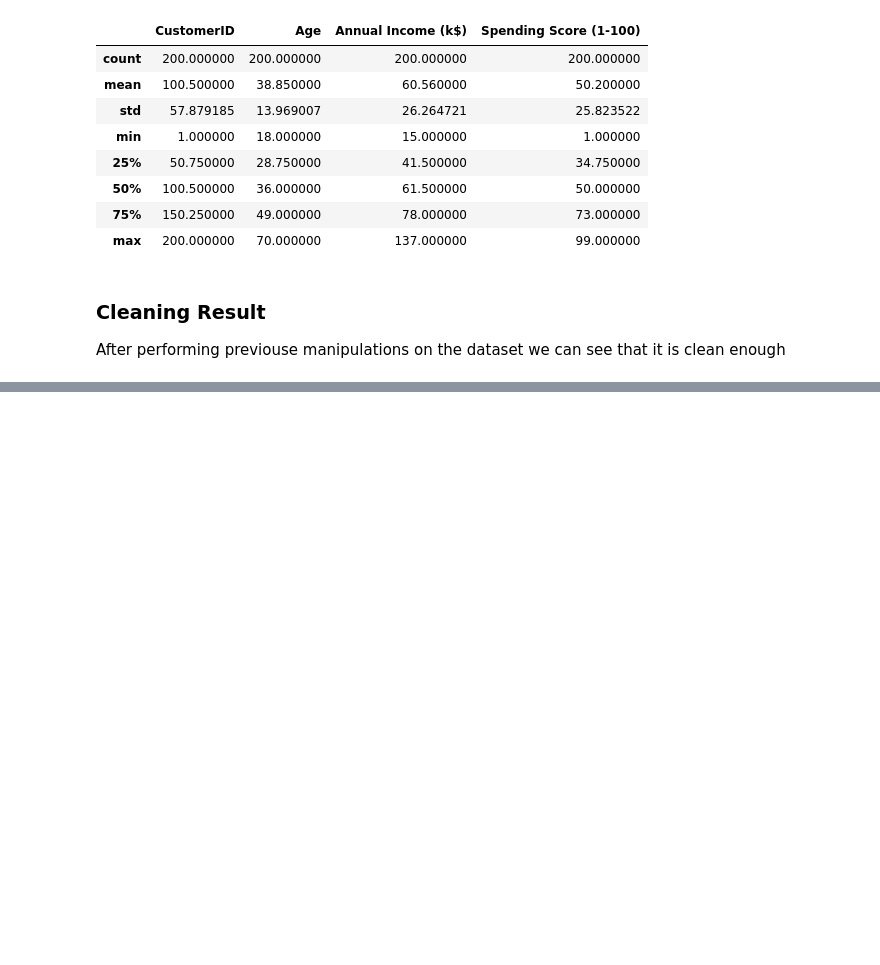
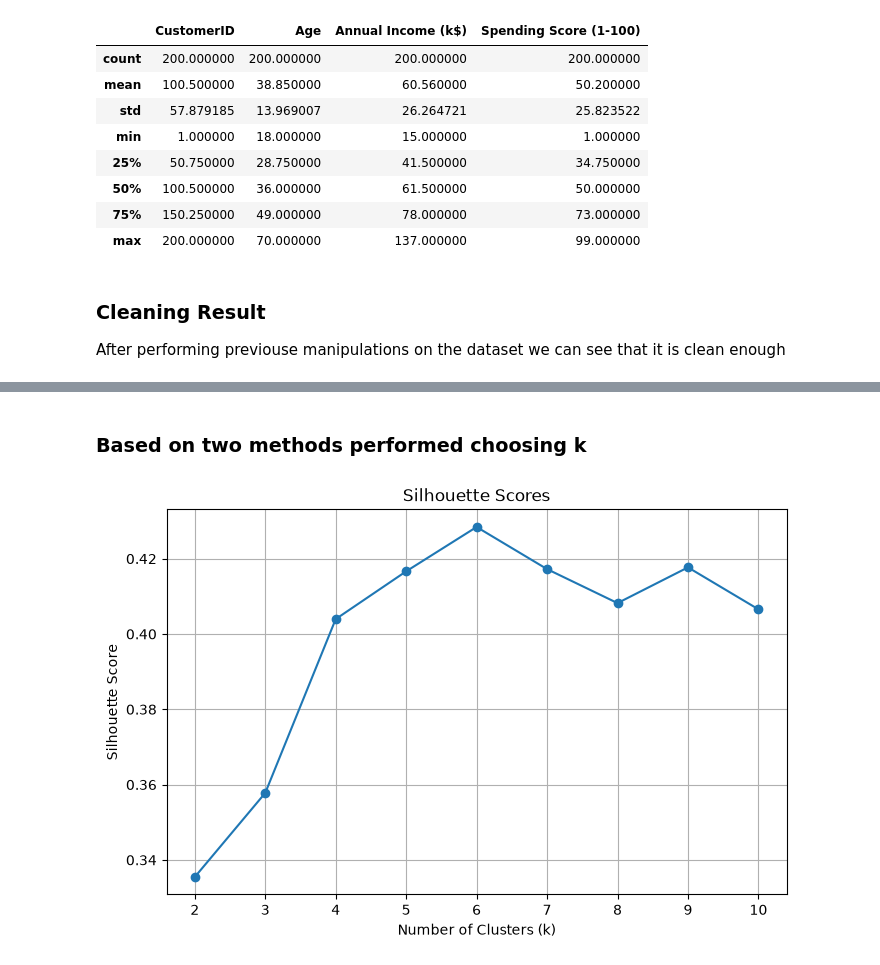
Before and after one commit to PolinaYukhnovets/AIML_3_CustomerSegmentation_byte, a Jupyter notebook: customer_segmentation.ipynb, the cells around one changed output, grey strips where cells are left out. Saved outputs shown, nothing was run; the diff lists cells and outputs as text; code cells hidden in the pictures; blank space fills up the shorter version.

```diff
--- a/customer_segmentation.ipynb
+++ b/customer_segmentation.ipynb
@@ -71,0 +131,12 @@ df.head(20).to_csv("examples/cleaned_dataset_sample.csv", index=False)
+# %%
+from sklearn.metrics import silhouette_score
+
+silhouette_scores = []
+
+for k in range(2, 11):
+    kmeans = KMeans(n_clusters=k, random_state=42, n_init=10)
+    labels = kmeans.fit_predict(X_scaled)
+    score = silhouette_score(X_scaled, labels)
+    silhouette_scores.append(score)
+
+    print(f"k = {k}: {score:.3f}")
@@ -71,0 +153,14 @@ df.head(20).to_csv("examples/cleaned_dataset_sample.csv", index=False)
+# %% [markdown]
+### Based on two methods performed choosing k
+# %%
+plt.figure(figsize=(8, 5))
+plt.plot(range(2, 11), silhouette_scores, marker="o")
+plt.xlabel("Number of Clusters (k)")
+plt.ylabel("Silhouette Score")
+plt.title("Silhouette Scores")
+plt.xticks(range(2, 11))
+plt.grid(True)
+plt.savefig("images/silhouette_scores.png", bbox_inches="tight")
+plt.show()
+# %% [output]
+[figure, added]
```
Also changed, not shown: parts of 9 cells of this notebook, 2 other files.
